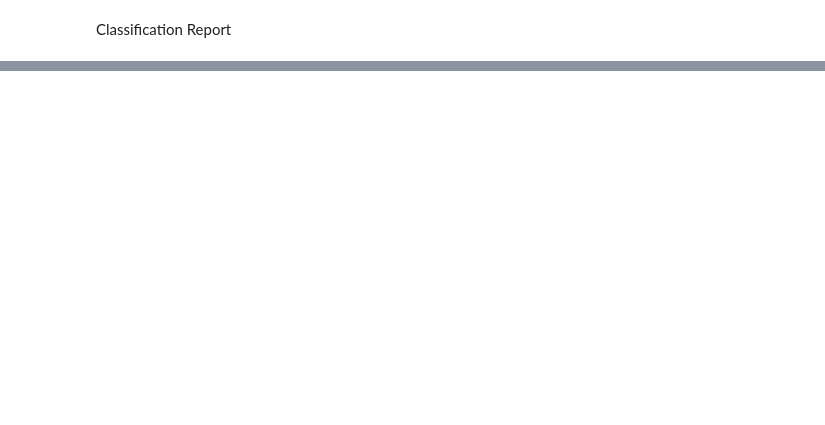
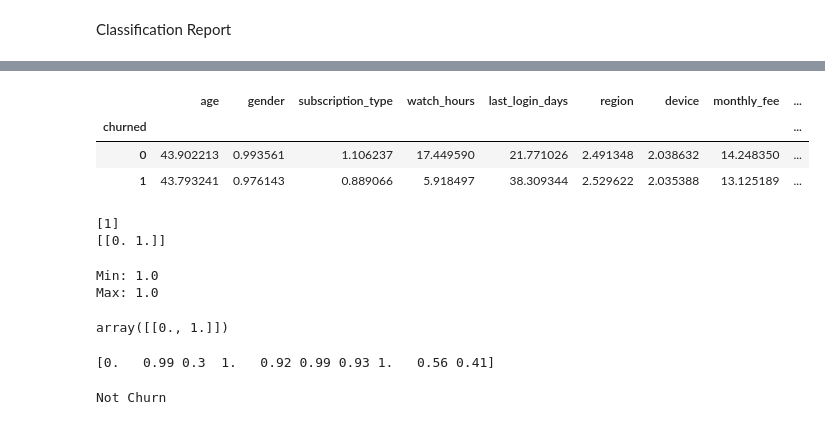
Before and after one commit to vishalyadav5451/Netflix-Churn-Project, a Jupyter notebook: notebook.ipynb, the cells around one changed output, grey strips where cells are left out. Drawn from its saved outputs; the diff is of its cells as text; code cells hidden in the pictures; blank space fills up the shorter version.

```diff
--- a/notebook.ipynb
+++ b/notebook.ipynb
@@ -681,0 +732,46 @@ plt.show()
+# %%
+df.groupby('churned').mean(numeric_only=True)
+# %% [output]
+|  | age | gender | subscription_type | watch_hours | last_login_days | region | device | monthly_fee | ... |
+| churned |  |  |  |  |  |  |  |  | ... |
+| 0 | 43.902213 | 0.993561 | 1.106237 | 17.449590 | 21.771026 | 2.491348 | 2.038632 | 14.248350 | ... |
+| 1 | 43.793241 | 0.976143 | 0.889066 | 5.918497 | 38.309344 | 2.529622 | 2.035388 | 13.125189 | ... |
+# %%
+import numpy as np
+
+X = np.array([[
+    67, 0, 1, 2.34, 54, 2, 1, 17.99, 1, 2, 3,
+    5*0.04, 1, 1
+]])
+
+print(pipeline.predict(X))
+print(pipeline.predict_proba(X))
+# %% [output]
+[1]
+[[0. 1.]]
+# %%
+probs = pipeline.predict_proba(X)[:,1]
+
+print("Min:", probs.min())
+print("Max:", probs.max())
+# %% [output]
+Min: 1.0
+Max: 1.0
+# %%
+pipeline.predict_proba(X)
+# %% [output]
+array([[0., 1.]])
+# %%
+probs = pipeline.predict_proba(x_test)[:,1]
+print(probs[:10])
+# %% [output]
+[0.   0.99 0.3  1.   0.92 0.99 0.93 1.   0.56 0.41]
+# %%
+y_prob = pipeline.predict_proba(x_test)[0][1]
+
+if y_prob > 0.3:
+    print("Churn")
+else:
+    print("Not Churn")
+# %% [output]
+Not Churn
```
Also changed, not shown: parts of 46 cells of this notebook, 7 other files.
